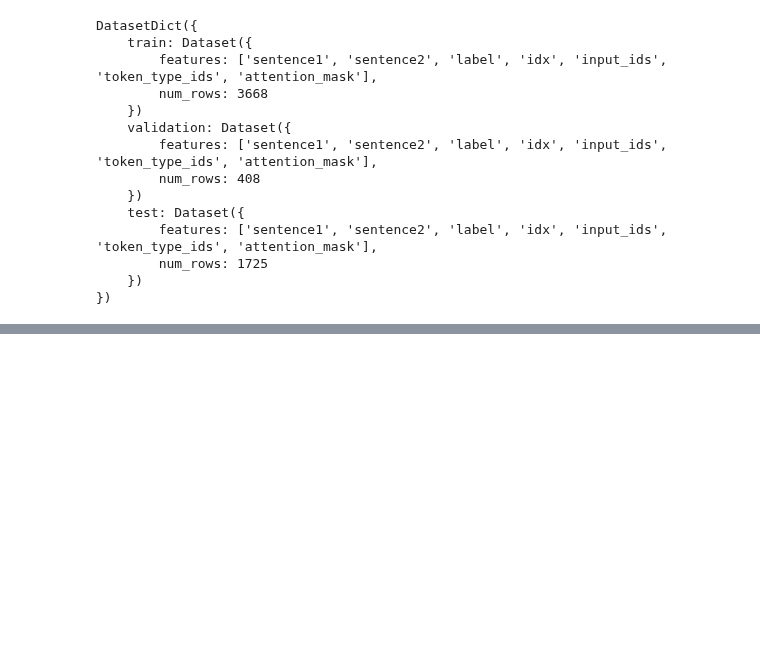
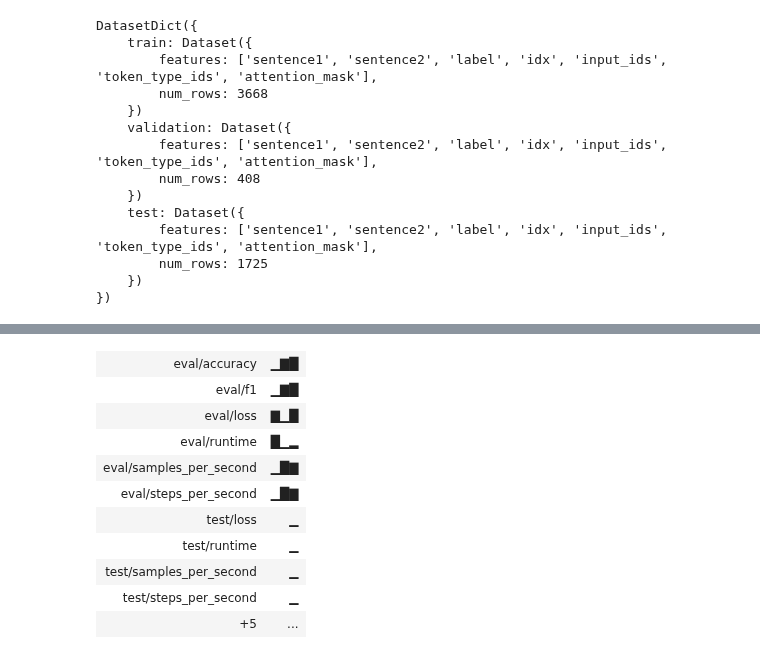
Before and after one commit to bornofdata/artificial_intelligence_exploration, a Jupyter notebook: course/en/chapter1/section3.ipynb, the cells around one changed output, grey strips where cells are left out. Drawn from its saved outputs; the diff is of its cells as text; code cells hidden in the pictures; blank space fills up the shorter version.

```diff
--- a/course/en/chapter1/section3.ipynb
+++ b/course/en/chapter1/section3.ipynb
@@ -369,0 +871,3 @@ DatasetDict({
+# %%
+predictions = trainer.predict(tokenized_dateset["validation"])
+predictions
@@ -369,0 +1089,66 @@ DatasetDict({
+# %%
+# Example of tracking loss during training with the Trainer
+!pip install evaluate
+from transformers import Trainer, TrainingArguments, AutoTokenizer, AutoModelForSequenceClassification, DataCollatorWithPadding
+from datasets import load_dataset
+import wandb
+import evaluate
+import numpy as np
+
+
+raw_datasets = load_dataset('glue', 'mrpc')
+checkpoint = 'bert-base-cased'
+tokenizer = AutoTokenizer.from_pretrained(checkpoint)
+model = AutoModelForSequenceClassification.from_pretrained(checkpoint, num_labels = 2)
+
+
+def tokenize_function(examples):
+  return tokenizer(examples["sentence1"], examples["sentence2"], truncation = True)
+
+
+tokenized_datasets = raw_datasets.map(tokenize_function, batched = True)
+# tokenized_dateset = tokenized_dateset.remove_columns(['idx', 'sentence1', 'sentence2'])
+# tokenized_dateset = tokenized_dateset.rename_column("label", "labels")
+# tokenized_dateset = tokenized_dateset.with_format("torch")
+tokenized_datasets
+
+data_collator = DataCollatorWithPadding(tokenizer=tokenizer)
+data_collator
+
+
+training_args = TrainingArguments("test_trainer", eval_strategy = "epoch", push_to_hub=True )
+
+
+def compute_metrics(eval_preds):
+  metric = evaluate.load("glue", "mrpc")
+  logits, labels = eval_preds
+  predictions = np.argmax(logits, axis=-1)
+  return metric.compute(predictions=predictions, references=labels)
+
+
+# Initialize Weights & Biases for experiment tracking
+wandb.init(project="bert-based-cased-transformer-fine-tuning", name="bert-based-cased-mrpc-analysis")
+
+training_args = TrainingArguments(
+    output_dir="./bert_base_cased",
+    eval_strategy="steps",
+    eval_steps=50,
+    save_steps=100,
+    logging_steps=10,  # Log metrics every 10 steps
+    num_train_epochs=3,
+    per_device_train_batch_size=16,
+    per_device_eval_batch_size=16,
+    report_to="wandb",  # Send logs to Weights & Biases
+)
+
+
+trainer = Trainer(
+    model=model,
+    args=training_args,
+    train_dataset=tokenized_datasets["train"],
+    eval_dataset=tokenized_datasets["validation"],
+    data_collator=data_collator,
+    processing_class=tokenizer,
+    compute_metrics=compute_metrics,
+)
+# %% [output]
@@ -369,0 +1177,11 @@ DatasetDict({
+| eval/accuracy | ▁▇█ |
+| eval/f1 | ▁▇█ |
+| eval/loss | ▇▁█ |
+| eval/runtime | █▁▂ |
+| eval/samples_per_second | ▁█▇ |
+| eval/steps_per_second | ▁█▇ |
+| test/loss | ▁ |
+| test/runtime | ▁ |
+| test/samples_per_second | ▁ |
+| test/steps_per_second | ▁ |
+| +5 | ... |
```
Also changed, not shown: parts of 88 cells of this notebook.
